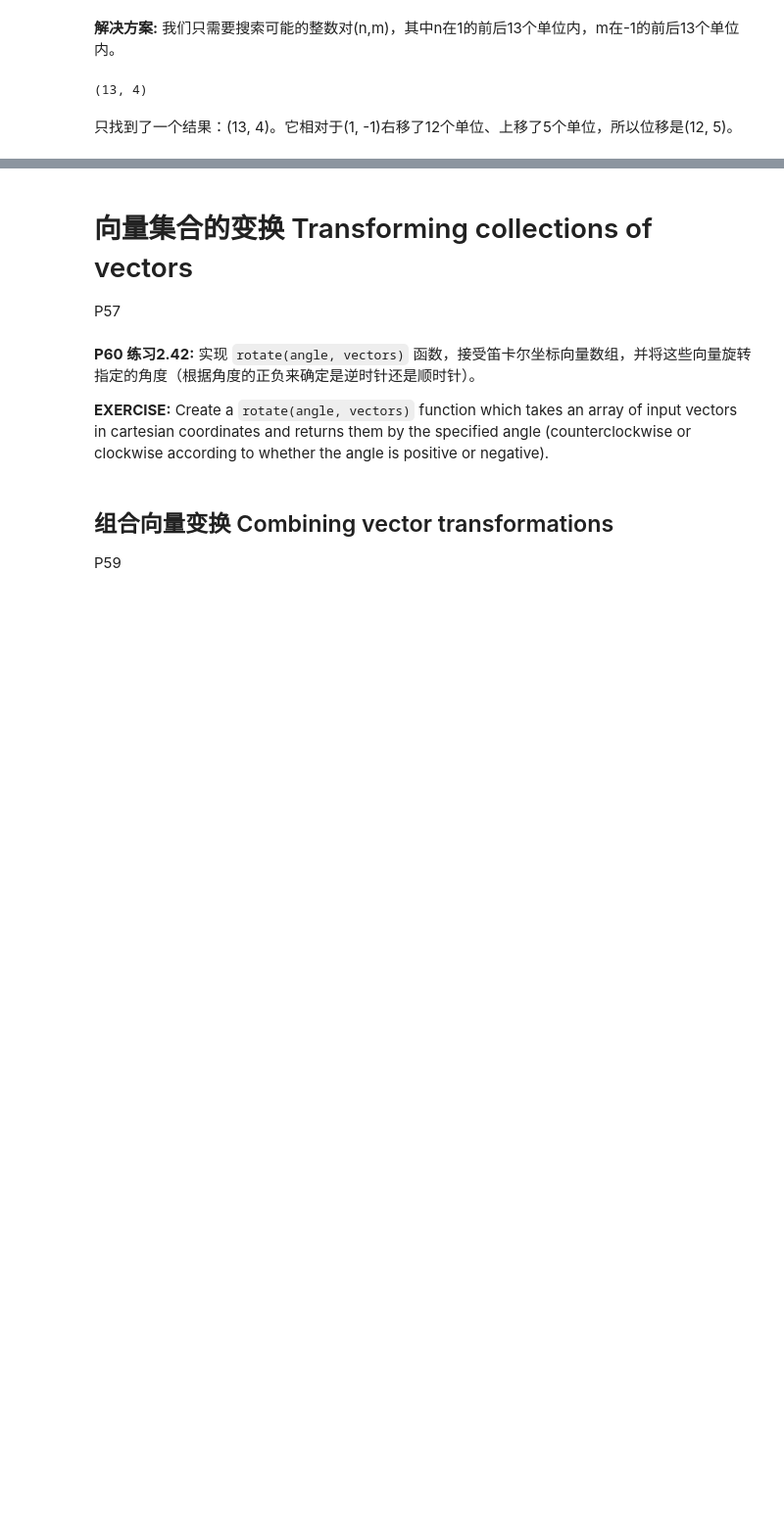
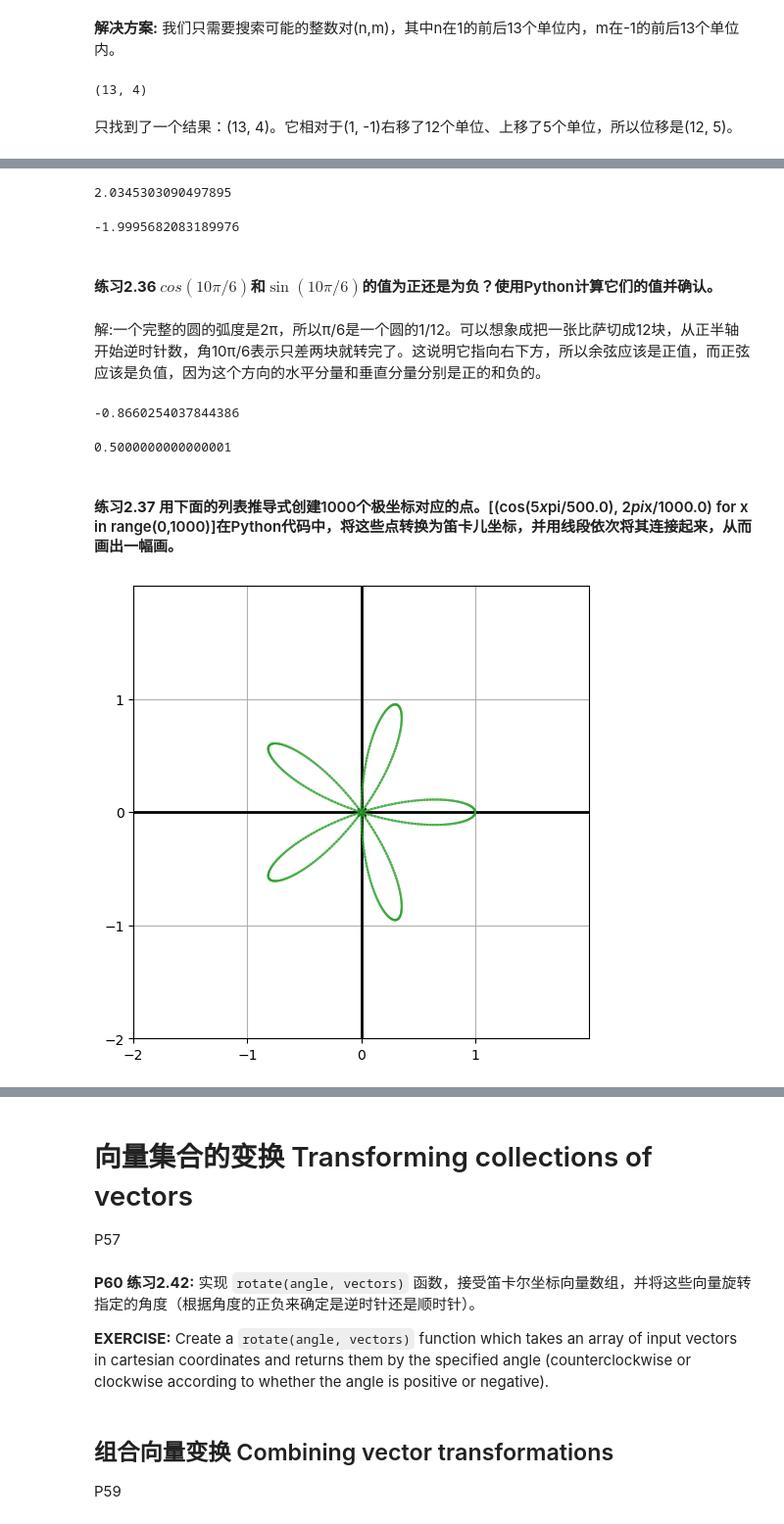
Before and after one commit to zhoulei4652/Math-for-Programmers-zh, a Jupyter notebook: Chapter 02/Chapter 02 Walkthrough.ipynb, the cells around one changed output, grey strips where cells are left out. Shown at 98% size. Saved outputs shown, nothing was run; the diff lists cells and outputs as text; code cells hidden in the pictures; blank space fills up the shorter version.

```diff
--- a/Chapter 02/Chapter 02 Walkthrough.ipynb
+++ b/Chapter 02/Chapter 02 Walkthrough.ipynb
@@ -495,0 +475,5 @@ to_polar((1,-1))
+# %%
+from math import pi, sin, cos
+y = sin(pi * 37/180) * 15
+x = cos(pi * 37/180) * 15
+(x, y)
@@ -495,0 +543,27 @@ to_polar((1,-1))
+# %%
+from math import pi, tan
+arc = pi * (116.57 / 180)
+tan_value = tan(arc)
+display(arc, tan_value)
+# %% [output]
+2.0345303090497895
+-1.9995682083189976
+# %% [markdown]
+#### **练习2.36** $cos(10\pi/6)$和$\sin(10\pi/6)$的值为正还是为负？使用Python计算它们的值并确认。
+# %% [markdown]
+解:一个完整的圆的弧度是2π，所以π/6是一个圆的1/12。可以想象成把一张比萨切成12块，从正半轴开始逆时针数，角10π/6表示只差两块就转完了。这说明它指向右下方，所以余弦应该是正值，而正弦应该是负值，因为这个方向的水平分量和垂直分量分别是正的和负的。
+# %%
+from math import sin,cos
+display(sin(10*pi/6), cos(10*pi/6))
+# %% [output]
+-0.8660254037844386
+0.5000000000000001
+# %% [markdown]
+#### **练习2.37** 用下面的列表推导式创建1000个极坐标对应的点。[(cos(5*x*pi/500.0), 2*pi*x/1000.0) for x in range(0,1000)]在Python代码中，将这些点转换为笛卡儿坐标，并用线段依次将其连接起来，从而画出一幅画。
+# %%
+from math import sin, cos
+polar_code = [(cos(5*x*pi/500.0), 2*pi*x/1000.0) for x in range(0,1000)]
+vectors = [to_cartesian(p) for p in polar_code]
+draw(Polygon(*vectors, color=green))
+# %% [output]
+[figure, added]
```
Also changed, not shown: parts of 84 cells of this notebook, 3 other files.
